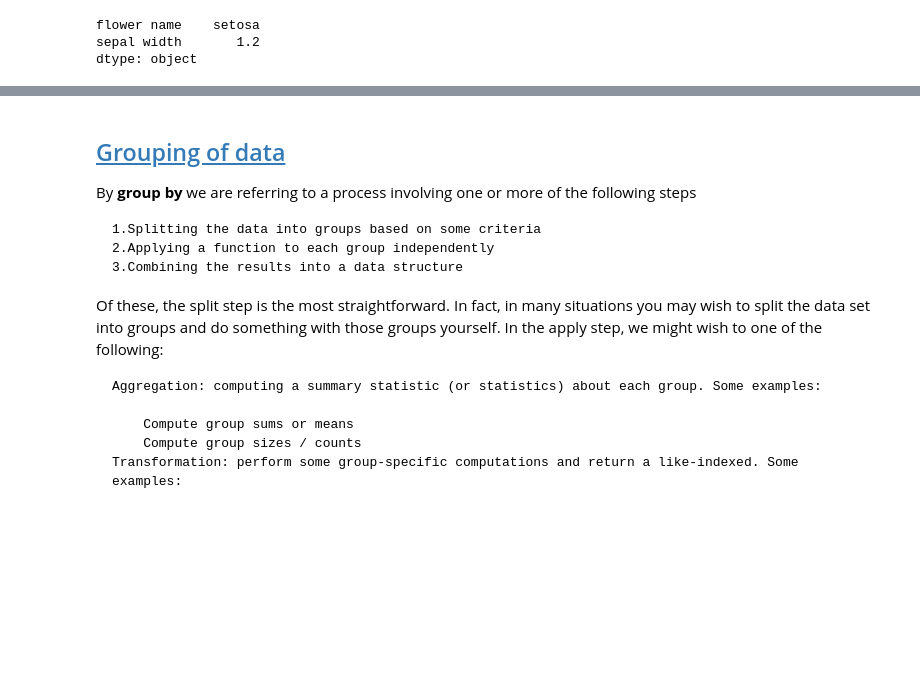
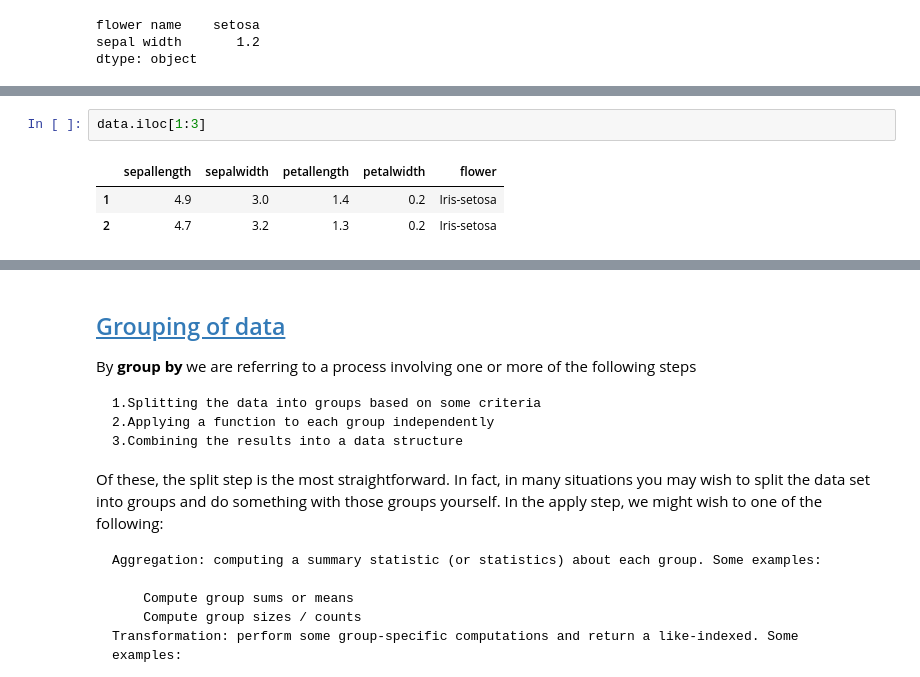
Before and after one commit to holyox/online-sessions, a Jupyter notebook: ml_in-Copy1.ipynb, the cells around one changed output, grey strips where cells are left out. Drawn from its saved outputs; the diff is of its cells as text; blank space fills up the shorter version.

```diff
--- a/ml_in-Copy1.ipynb
+++ b/ml_in-Copy1.ipynb
@@ -235 +256,7 @@ Selects First 4 rows and first 2 columns
+# %%
+data.iloc[1:3]
+# %% [output]
+|  | sepallength | sepalwidth | petallength | petalwidth | flower |
+| 1 | 4.9 | 3.0 | 1.4 | 0.2 | Iris-setosa |
+| 2 | 4.7 | 3.2 | 1.3 | 0.2 | Iris-setosa |
 # %%
```
Also changed, not shown: parts of 47 cells of this notebook.
